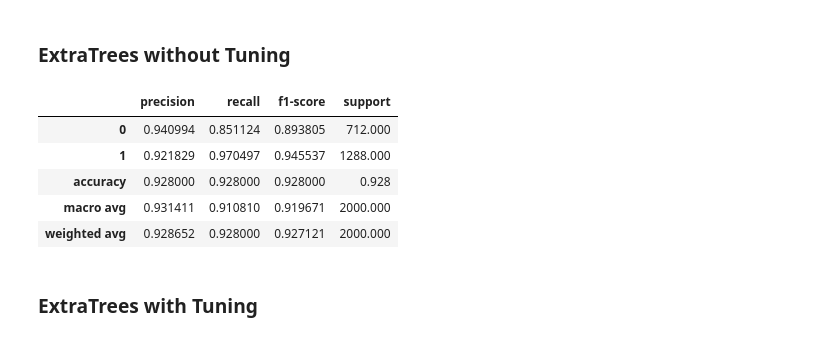
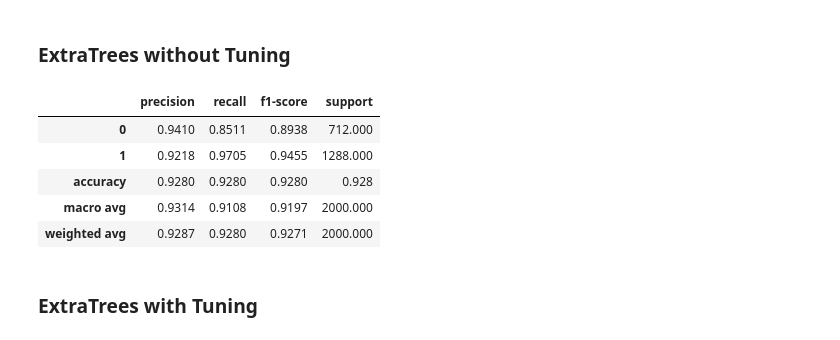
Before and after one commit to omotayo-alade/ham20-internship, a Jupyter notebook: stage3/quiz_solution.ipynb, the cells around one changed output. Saved outputs shown, nothing was run; the diff lists cells and outputs as text; code cells hidden in the pictures.

```diff
--- a/stage3/quiz_solution.ipynb
+++ b/stage3/quiz_solution.ipynb
@@ -15,7 +15,8 @@ from xgboost import XGBClassifier
 from lightgbm import LGBMClassifier
 # %%
 # load dataset into dataframe
-df = pd.read_csv('data.csv')
+url = 'https://archive.ics.uci.edu/ml/machine-learning-databases/00471/Data_for_UCI_named.csv'
+df = pd.read_csv(url)
 # %%
 df.drop('stab', axis=1, inplace=True)
 # %%
@@ -77,14 +78,14 @@ y_pred_extra_no_tune = no_tuned_model.predict(x_test)
 # %%
 extra_no_tune_summary = pd.DataFrame(metrics.classification_report(y_test, y_pred_extra_no_tune, output_dict=True)).T
 # %%
-extra_no_tune_summary
+extra_no_tune_summary.round(4)
 # %% [output]
 |  | precision | recall | f1-score | support |
-| 0 | 0.940994 | 0.851124 | 0.893805 | 712.000 |
-| 1 | 0.921829 | 0.970497 | 0.945537 | 1288.000 |
-| accuracy | 0.928000 | 0.928000 | 0.928000 | 0.928 |
-| macro avg | 0.931411 | 0.910810 | 0.919671 | 2000.000 |
-| weighted avg | 0.928652 | 0.928000 | 0.927121 | 2000.000 |
+| 0 | 0.9410 | 0.8511 | 0.8938 | 712.000 |
+| 1 | 0.9218 | 0.9705 | 0.9455 | 1288.000 |
+| accuracy | 0.9280 | 0.9280 | 0.9280 | 0.928 |
+| macro avg | 0.9314 | 0.9108 | 0.9197 | 2000.000 |
+| weighted avg | 0.9287 | 0.9280 | 0.9271 | 2000.000 |
 # %% [markdown]
 ### ExtraTrees with Tuning
 # %%
```
Also changed, not shown: parts of 26 cells of this notebook.
